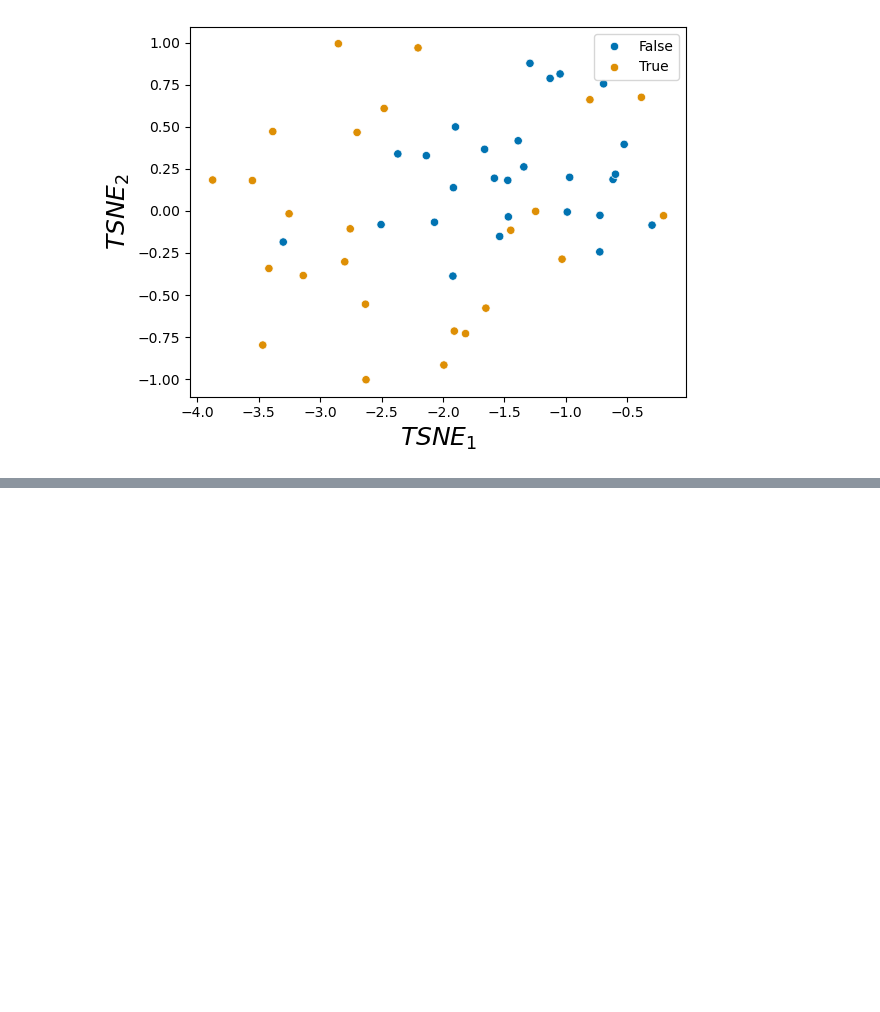
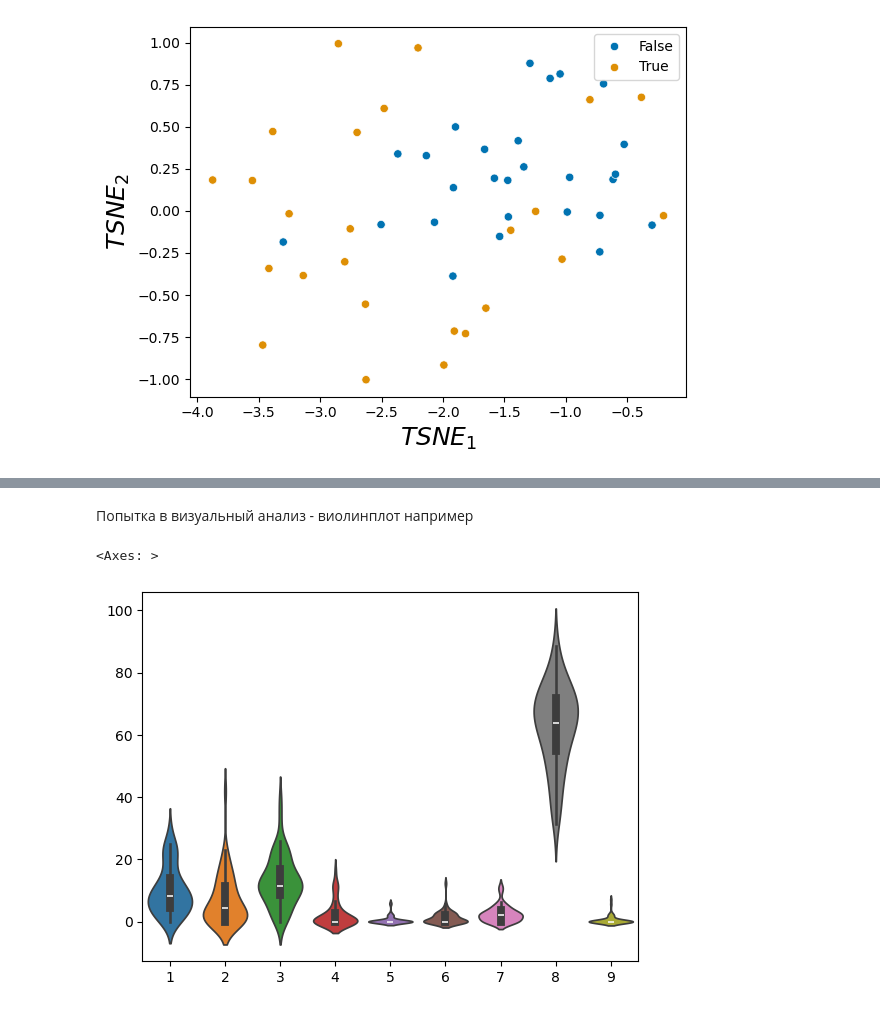
Before and after one commit to Aryunaa/Linguistics, a Jupyter notebook: pos_febr/analysis.ipynb, the cells around one changed output, grey strips where cells are left out. Drawn from its saved outputs; the diff is of its cells as text; code cells hidden in the pictures; blank space fills up the shorter version.

```diff
--- a/pos_febr/analysis.ipynb
+++ b/pos_febr/analysis.ipynb
@@ -535,0 +689,7 @@ tsne_res = plot_tsne(X, color=labels_cent_true)
+# %% [markdown]
+Попытка в визуальный анализ - виолинплот например
+# %%
+sns.violinplot(X)
+# %% [output]
+<Axes: >
+[figure, added]
```
Also changed, not shown: parts of 7 cells of this notebook.
